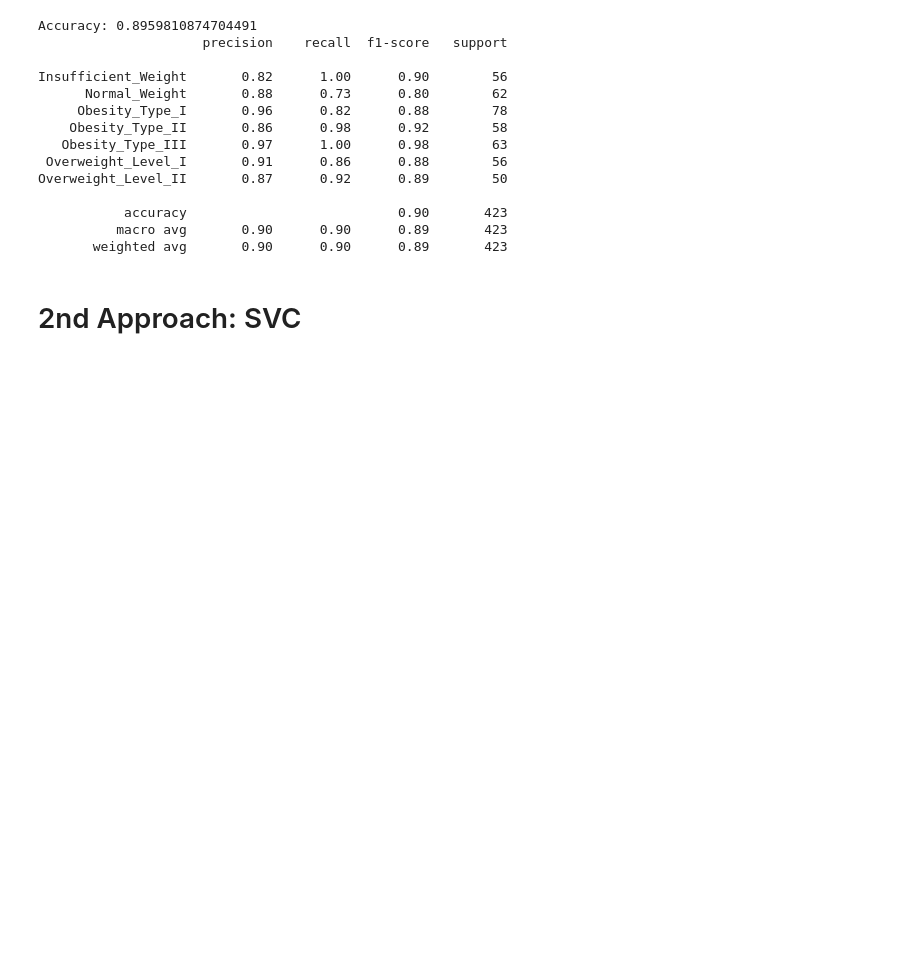
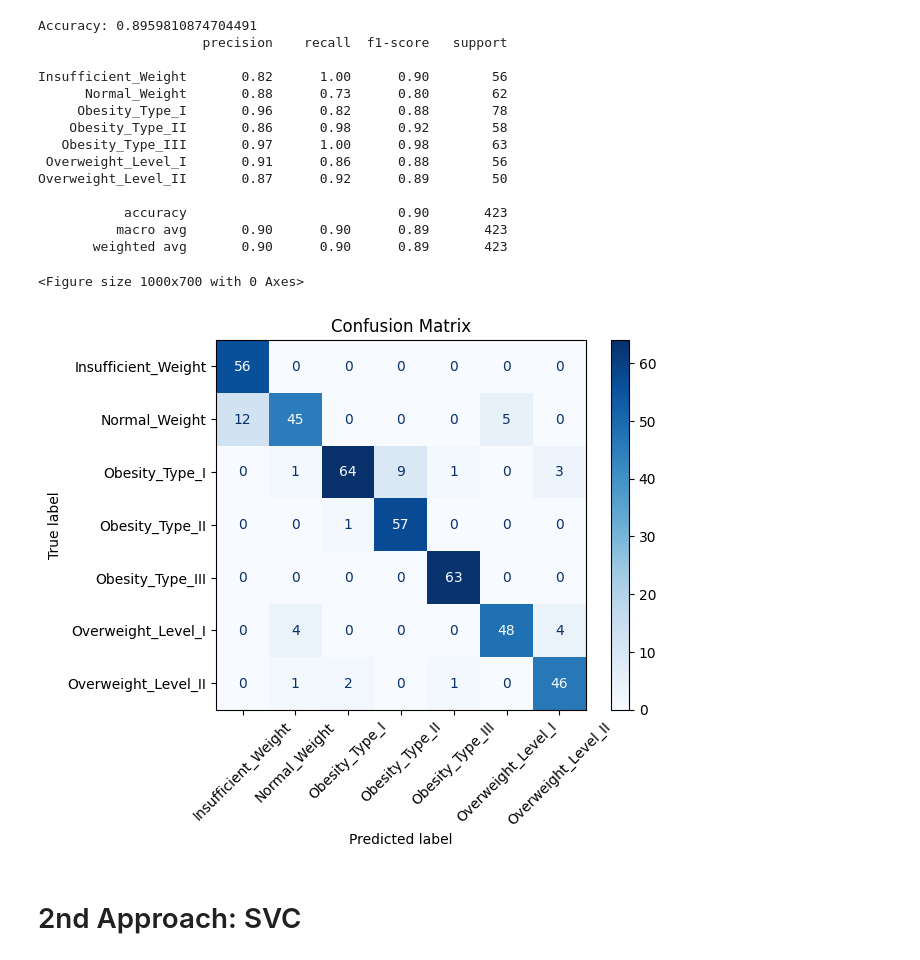
Before and after one commit to SrijitaBanerjee2002/Obesity-Insight-Predictor-ML, a Jupyter notebook: CS412Project.ipynb, the cells around one changed output. Saved outputs shown, nothing was run; the diff lists cells and outputs as text; code cells hidden in the pictures; blank space fills up the shorter version.

```diff
--- a/CS412Project.ipynb
+++ b/CS412Project.ipynb
@@ -89,6 +158,20 @@ Overweight_Level_II       0.87      0.92      0.89        50
            accuracy                           0.90       423
           macro avg       0.90      0.90      0.89       423
        weighted avg       0.90      0.90      0.89       423
+# %%
+# Confusion matrix
+conf_matrix = confusion_matrix(y_test, predictions)
+disp = ConfusionMatrixDisplay(confusion_matrix=conf_matrix, display_labels=model.classes_)
+
+# Plot the confusion matrix
+plt.figure(figsize=(10, 7))
+disp.plot(cmap='Blues', values_format='d')
+plt.xticks(rotation=45)  # Rotate x-axis labels for readability
+plt.title('Confusion Matrix')
+plt.show()
+# %% [output]
+<Figure size 1000x700 with 0 Axes>
+[figure, added]
 # %% [markdown]
 # 2nd Approach: SVC
 # %% [markdown]
```
Also changed, not shown: parts of 8 cells of this notebook.
